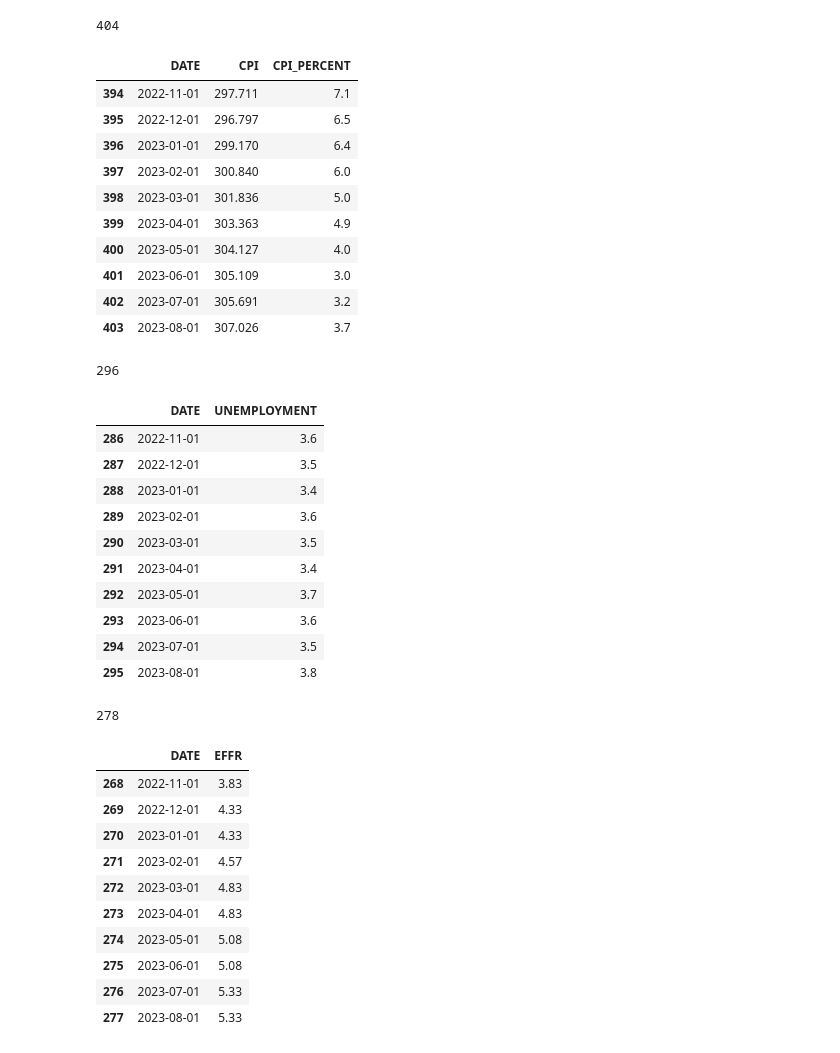
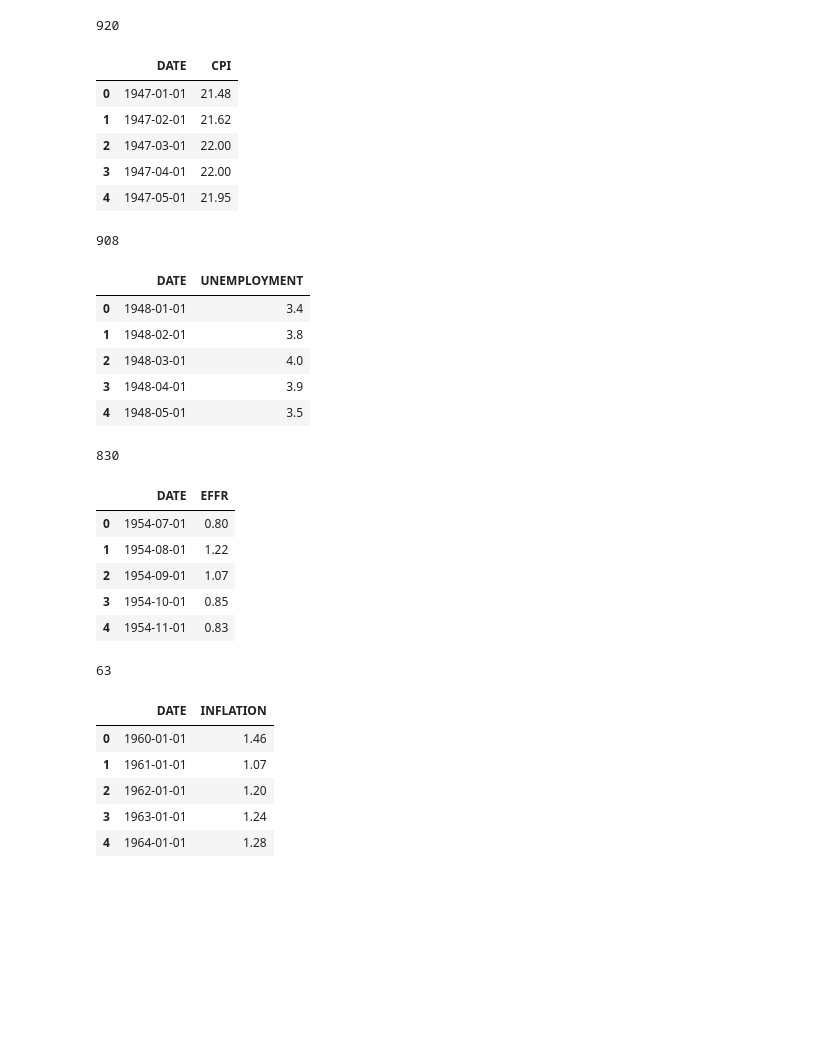
Before and after one commit to himalayahall/DATA608, a Jupyter notebook: Story 2/Story2.ipynb, the cells around one changed output. Saved outputs shown, nothing was run; the diff lists cells and outputs as text; code cells hidden in the pictures; blank space fills up the shorter version.

```diff
--- a/Story 2/Story2.ipynb
+++ b/Story 2/Story2.ipynb
@@ -7,54 +10,51 @@ import numpy as np
 from scipy import signal
 from datetime import datetime, timedelta
 # %%
-cpi = pd.read_csv('cpi_2000_2023.csv')
+cpi = pd.read_csv('cpi.csv')
 print(len(cpi))
-cpi.tail(n=10)
+cpi.head()
 # %% [output]
-404
+920
-|  | DATE | CPI | CPI_PERCENT |
-| 394 | 2022-11-01 | 297.711 | 7.1 |
-| 395 | 2022-12-01 | 296.797 | 6.5 |
-| 396 | 2023-01-01 | 299.170 | 6.4 |
-| 397 | 2023-02-01 | 300.840 | 6.0 |
-| 398 | 2023-03-01 | 301.836 | 5.0 |
-| 399 | 2023-04-01 | 303.363 | 4.9 |
-| 400 | 2023-05-01 | 304.127 | 4.0 |
-| 401 | 2023-06-01 | 305.109 | 3.0 |
-| 402 | 2023-07-01 | 305.691 | 3.2 |
-| 403 | 2023-08-01 | 307.026 | 3.7 |
+|  | DATE | CPI |
+| 0 | 1947-01-01 | 21.48 |
+| 1 | 1947-02-01 | 21.62 |
+| 2 | 1947-03-01 | 22.00 |
+| 3 | 1947-04-01 | 22.00 |
+| 4 | 1947-05-01 | 21.95 |
 # %%
-unrate = pd.read_csv('unemployment_2000_2023.csv')
+unrate = pd.read_csv('unrate.csv')
 print(len(unrate))
-unrate.tail(n=10)
+unrate.head()
 # %% [output]
-296
+908
 |  | DATE | UNEMPLOYMENT |
-| 286 | 2022-11-01 | 3.6 |
-| 287 | 2022-12-01 | 3.5 |
-| 288 | 2023-01-01 | 3.4 |
-| 289 | 2023-02-01 | 3.6 |
-| 290 | 2023-03-01 | 3.5 |
-| 291 | 2023-04-01 | 3.4 |
-| 292 | 2023-05-01 | 3.7 |
-| 293 | 2023-06-01 | 3.6 |
-| 294 | 2023-07-01 | 3.5 |
-| 295 | 2023-08-01 | 3.8 |
+| 0 | 1948-01-01 | 3.4 |
+| 1 | 1948-02-01 | 3.8 |
+| 2 | 1948-03-01 | 4.0 |
+| 3 | 1948-04-01 | 3.9 |
+| 4 | 1948-05-01 | 3.5 |
 # %%
-effr = pd.read_csv('effr_2000_2023.csv')
+effr = pd.read_csv('effr.csv')
 print(len(effr))
-effr.tail(n=10)
+effr.head()
 # %% [output]
-278
+830
 |  | DATE | EFFR |
-| 268 | 2022-11-01 | 3.83 |
-| 269 | 2022-12-01 | 4.33 |
-| 270 | 2023-01-01 | 4.33 |
-| 271 | 2023-02-01 | 4.57 |
-| 272 | 2023-03-01 | 4.83 |
-| 273 | 2023-04-01 | 4.83 |
-| 274 | 2023-05-01 | 5.08 |
-| 275 | 2023-06-01 | 5.08 |
-| 276 | 2023-07-01 | 5.33 |
-| 277 | 2023-08-01 | 5.33 |
+| 0 | 1954-07-01 | 0.80 |
+| 1 | 1954-08-01 | 1.22 |
+| 2 | 1954-09-01 | 1.07 |
+| 3 | 1954-10-01 | 0.85 |
+| 4 | 1954-11-01 | 0.83 |
+# %%
+inflation = pd.read_csv('inflation.csv')
+print(len(inflation))
+inflation.head()
+# %% [output]
+63
+|  | DATE | INFLATION |
+| 0 | 1960-01-01 | 1.46 |
+| 1 | 1961-01-01 | 1.07 |
+| 2 | 1962-01-01 | 1.20 |
+| 3 | 1963-01-01 | 1.24 |
+| 4 | 1964-01-01 | 1.28 |
 # %%
```
Also changed, not shown: parts of 27 cells of this notebook, 8 other files.
